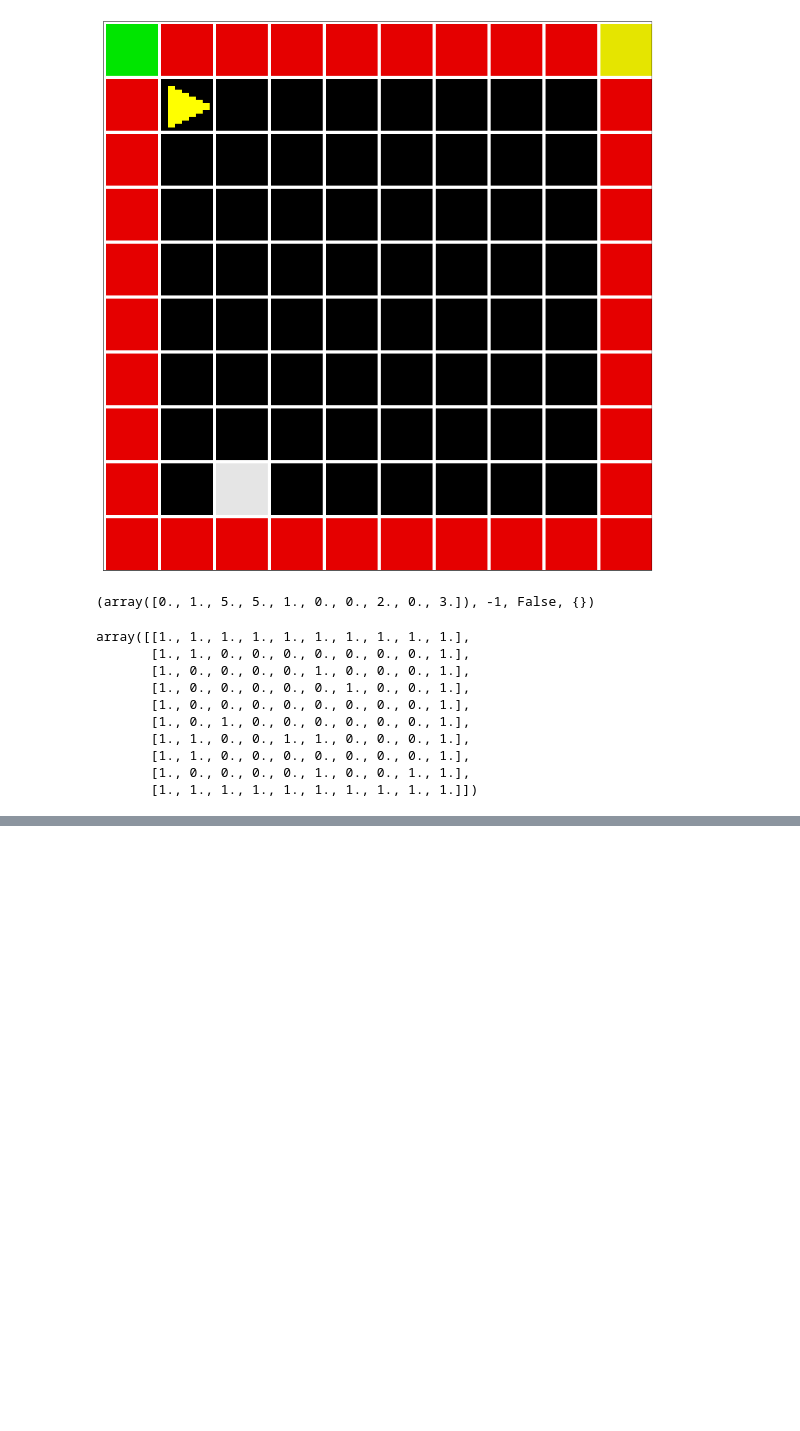
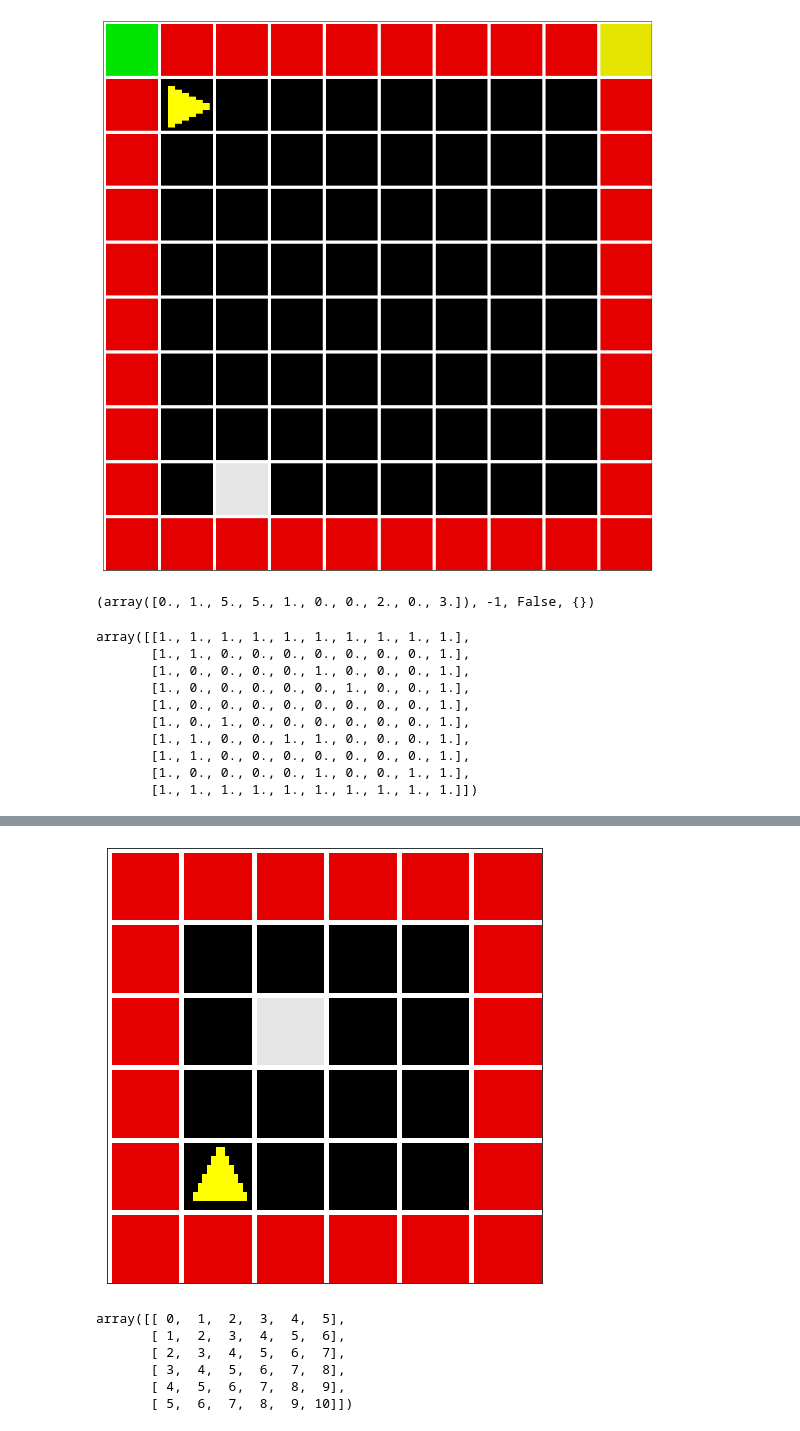
Before and after one commit to liuandrew/training-rl-algo, a Jupyter notebook: misc.ipynb, the cells around one changed output, grey strips where cells are left out. Drawn from its saved outputs; the diff is of its cells as text; code cells hidden in the pictures; blank space fills up the shorter version.

```diff
--- a/misc.ipynb
+++ b/misc.ipynb
@@ -2038,0 +2165,4 @@ if right >= env.world_size[left_right_idx]:
+# %%
+env.render()
+# %% [output]
+[figure, added]
@@ -2038,0 +2171,9 @@ if right >= env.world_size[left_right_idx]:
+# %%
+np.array([np.arange(6)]) + np.array([np.arange(6)]).T
+# %% [output]
+array([[ 0,  1,  2,  3,  4,  5],
+       [ 1,  2,  3,  4,  5,  6],
+       [ 2,  3,  4,  5,  6,  7],
+       [ 3,  4,  5,  6,  7,  8],
+       [ 4,  5,  6,  7,  8,  9],
+       [ 5,  6,  7,  8,  9, 10]])
```
Also changed, not shown: parts of 19 cells of this notebook, 4 other files.
